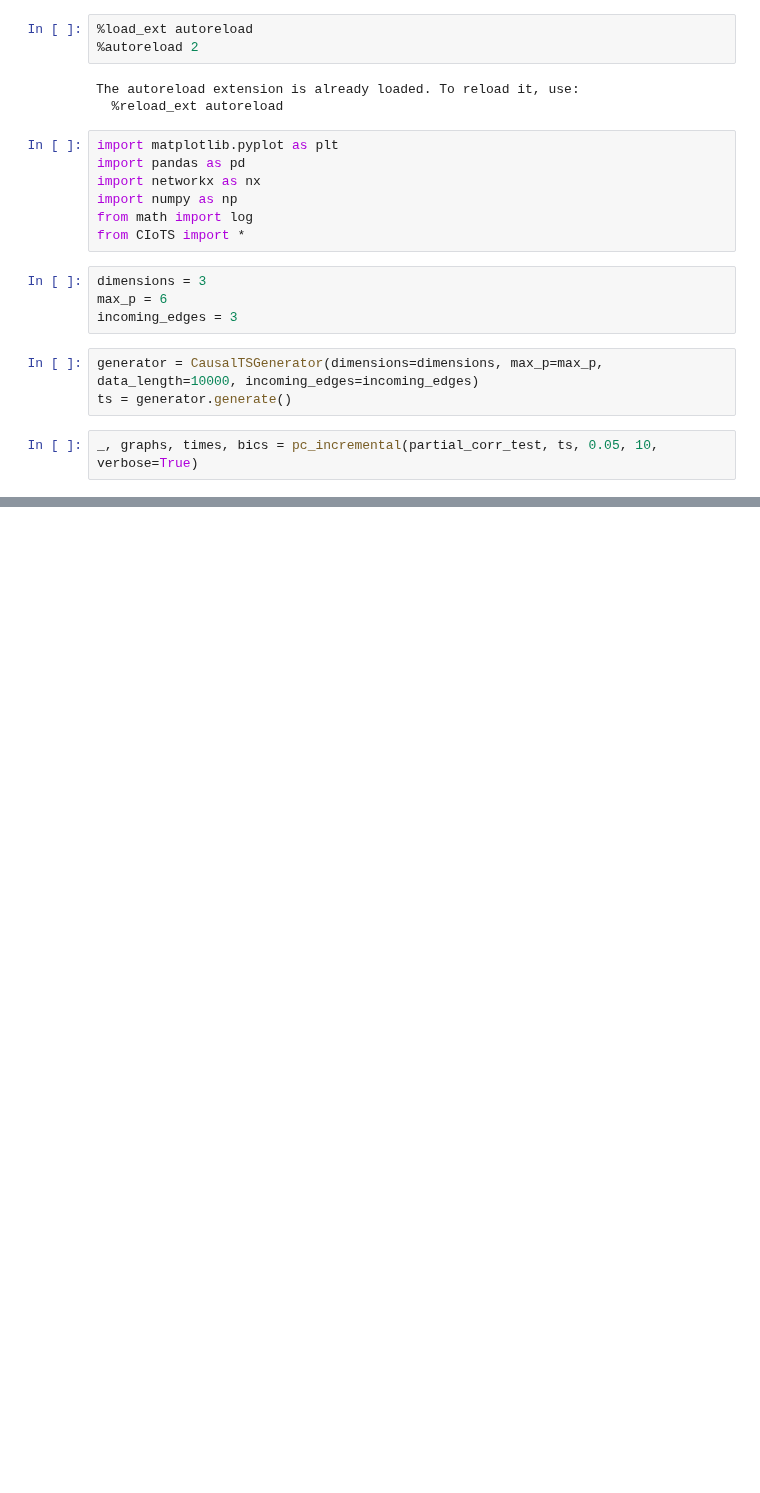
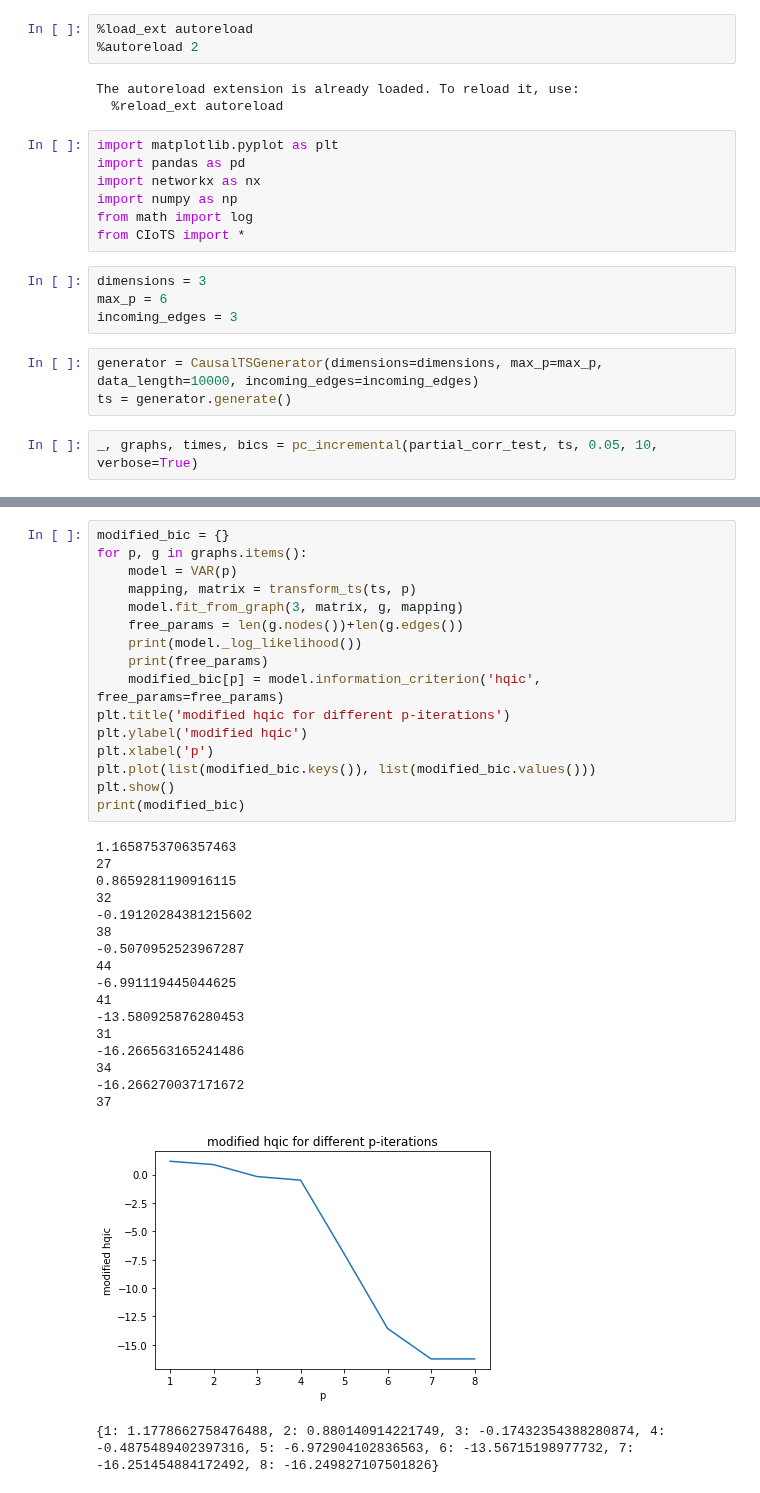
Before and after one commit to danthe96/CIoTS, a Jupyter notebook: single_incremental_experiment_bic.ipynb, the cells around one changed output, grey strips where cells are left out. Drawn from its saved outputs; the diff is of its cells as text; blank space fills up the shorter version.

```diff
--- a/single_incremental_experiment_bic.ipynb
+++ b/single_incremental_experiment_bic.ipynb
@@ -110,0 +164,35 @@ plt.show()
+# %%
+modified_bic = {}
+for p, g in graphs.items():
+    model = VAR(p)
+    mapping, matrix = transform_ts(ts, p)
+    model.fit_from_graph(3, matrix, g, mapping)
+    free_params = len(g.nodes())+len(g.edges())
+    print(model._log_likelihood())
+    print(free_params)
+    modified_bic[p] = model.information_criterion('hqic', free_params=free_params)
+plt.title('modified hqic for different p-iterations')
+plt.ylabel('modified hqic')
+plt.xlabel('p')
+plt.plot(list(modified_bic.keys()), list(modified_bic.values()))
+plt.show()
+print(modified_bic)
+# %% [output]
+1.1658753706357463
+27
+0.8659281190916115
+32
+-0.19120284381215602
+38
+-0.5070952523967287
+44
+-6.991119445044625
+41
+-13.580925876280453
+31
+-16.266563165241486
+34
+-16.266270037171672
+37
+[figure, added]
+{1: 1.1778662758476488, 2: 0.880140914221749, 3: -0.17432354388280874, 4: -0.4875489402397316, 5: -6.972904102836563, 6: -13.56715198977732, 7: -16.251454884172492, 8: -16.249827107501826}
```
Also changed, not shown: parts of 8 cells of this notebook, 1 other file.
